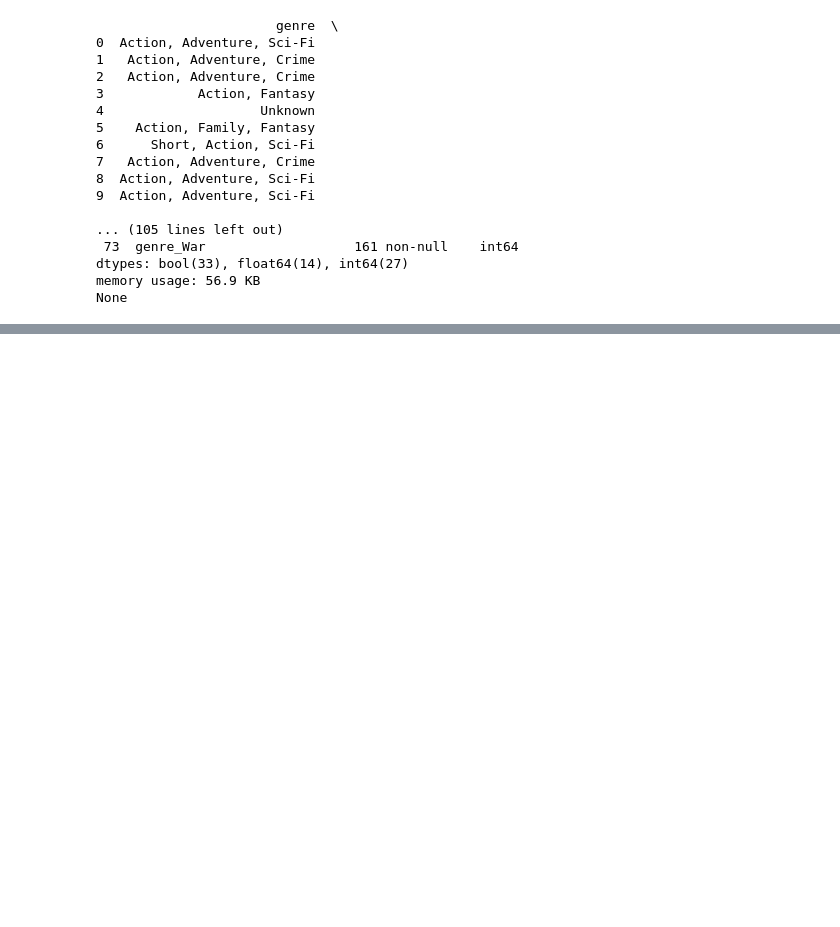
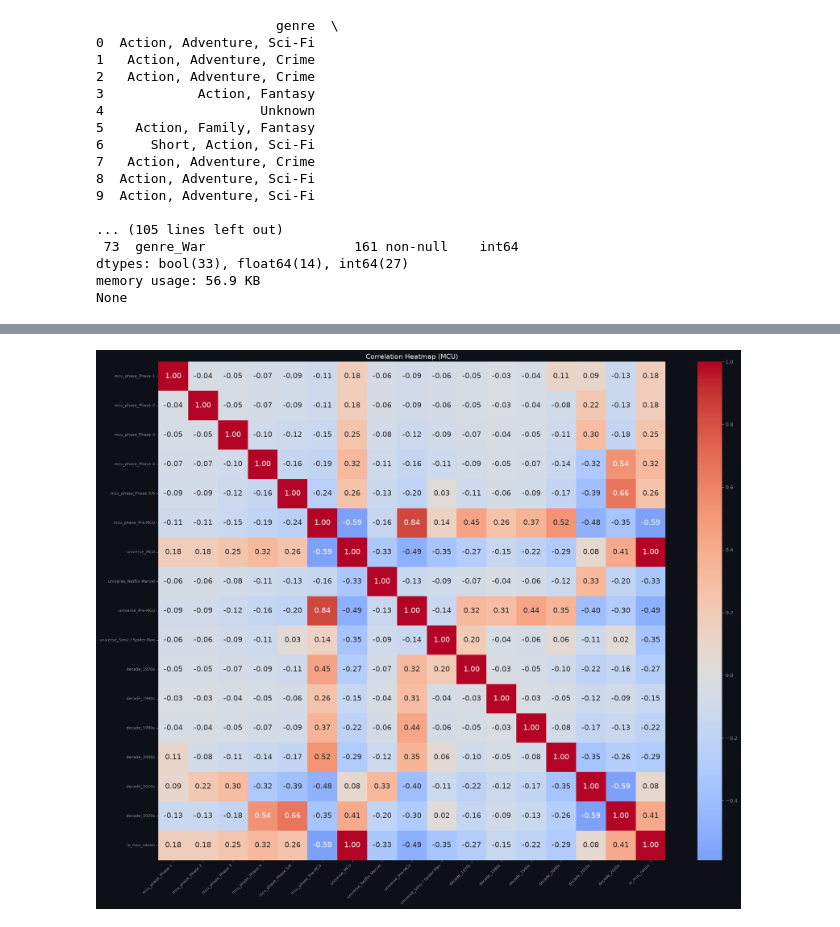
Before and after one commit to Chumus2/MCU-Canon-Classifier, a Jupyter notebook: machine-learning/notebooks/Feature_Engineering.ipynb, the cells around one changed output, grey strips where cells are left out. Drawn from its saved outputs; the diff is of its cells as text; code cells hidden in the pictures; blank space fills up the shorter version.

```diff
--- a/machine-learning/notebooks/Feature_Engineering.ipynb
+++ b/machine-learning/notebooks/Feature_Engineering.ipynb
@@ -237,0 +258,19 @@ None
+# %%
+mcu_cols = [c for c in remaining_cols if c.startswith(("mcu_phase_", "universe_", "decade_"))]
+
+plt.figure(figsize=(20, 16))
+
+sns.heatmap(
+    df[mcu_cols + ["is_mcu_canon"]].corr(), annot=True, cmap="coolwarm", center=0, annot_kws={"size": 15}, fmt=".2f"
+)
+
+plt.title("Correlation Heatmap (MCU)")
+plt.xticks(rotation=45, ha="right", fontsize=8)
+plt.yticks(fontsize=8)
+plt.tight_layout()
+plt.show()
+
+leaky_cols = [col for col in df.columns if col.startswith(("universe_", "mcu_phase_"))]
+df = df.drop(columns=leaky_cols)
+# %% [output]
+[figure, added]
```
Also changed, not shown: parts of 2 cells of this notebook.
